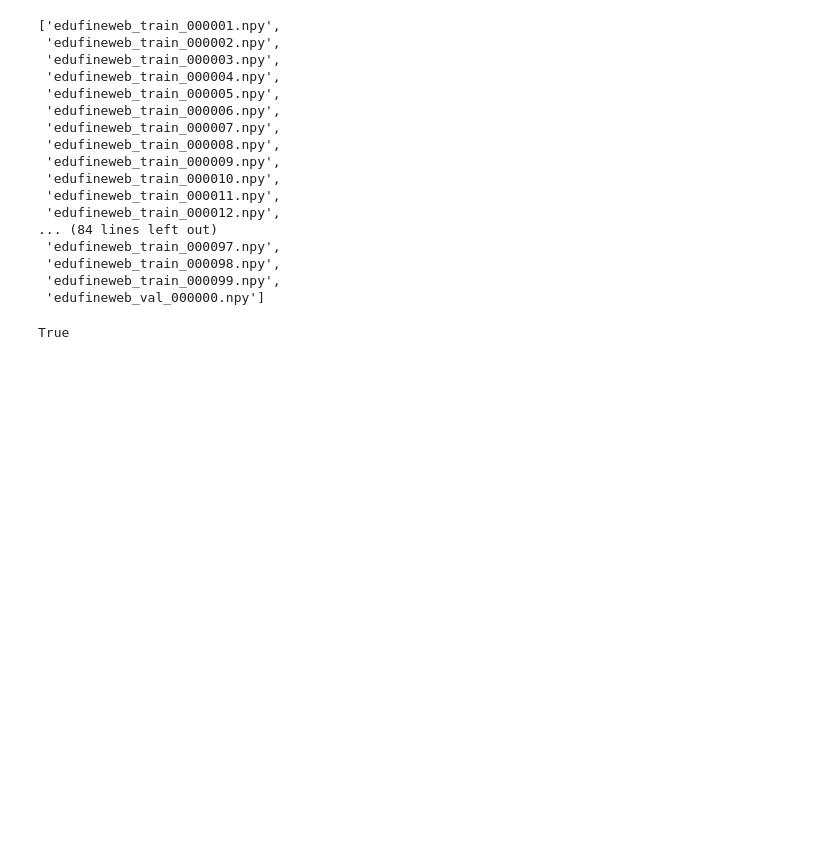
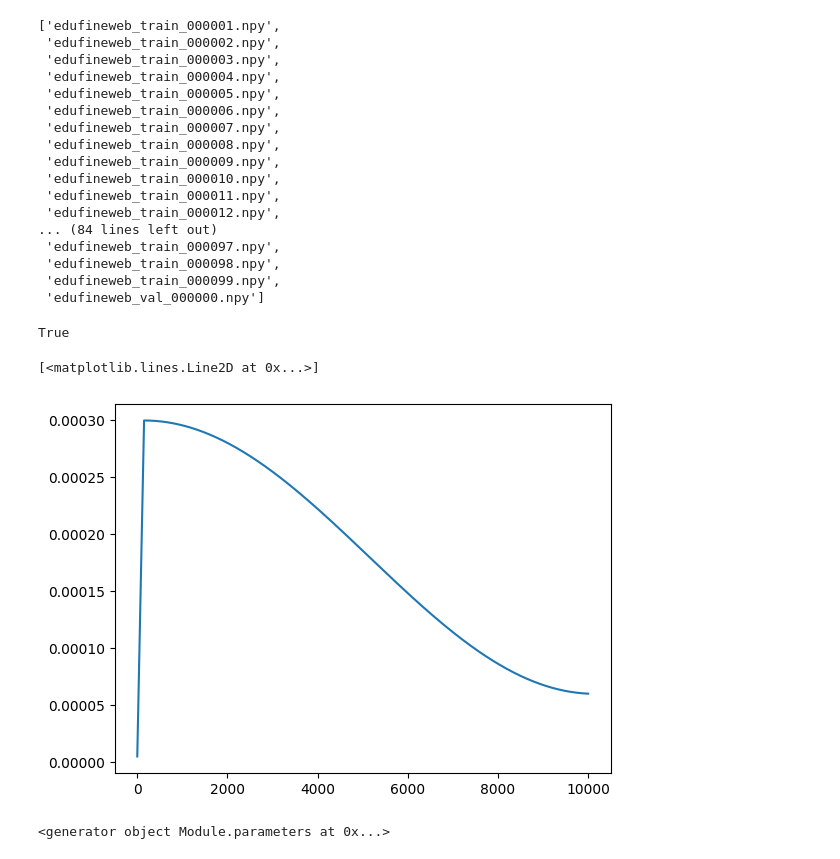
Before and after one commit to DiogoFerreira7/GPT3, a Jupyter notebook: GPT3/gpt.ipynb, the cells around one changed output. Drawn from its saved outputs; the diff is of its cells as text; code cells hidden in the pictures; blank space fills up the shorter version.

```diff
--- a/GPT3/gpt.ipynb
+++ b/GPT3/gpt.ipynb
@@ -232,3 +232,42 @@ shards
 "train" in 'edufineweb_train_000099.npy'
 # %% [output]
 True
+# %%
+import torch
+import matplotlib.pyplot as plt
+
+# Aiming for 0.5M which is around 2^19 tokens per batch (we are using gradient accumulation of course),
+# we want 10^9 - 10B total tokens processed which is what we have. 10^9 / 2^19 = 19,073 batches roughly that we need to process all of it
+max_learning_rate = 6e-4
+min_learning_rate = max_learning_rate * 0.1
+max_steps = 10000
+# Gpt3 paper warms up over 375 million tokens, we have 0.5M per batch so we do this over 715 steps, 375e6 / 2^19 = 715 warm up steps
+# 715 matches exactly but this is quite mild and we can probably start far earlier since we are limited on compute
+warmup_steps = 150 #715
+
+# TODO learn adam and understand what the hyper parameters mean
+# AdamW works well but we can try plenty of other ones
+# Keeps momentum buffers (similar to RMSProp) this speeds up optimisation
+# GPT3 used Adam with beta_1 = 0.9, beta_2 = 0.95 and e = 1e-8
+# Fused by default is set to False to provide adequate bake in time as it is relatively new
+# Instead of interating in a for loop and updating parameters which would launch lots of kernels, they aer all fused into a single kernel that updates them all
+optimiser = torch.optim.AdamW(torch.nn.Linear(4, 5).parameters(), lr=3e-4, betas=(0.9, 0.95), eps=1e-8, weight_decay=0.1)
+
+# TODO check it because the warmup does not seem right - do it in the notebook with the for loop
+warmup_scheduler = torch.optim.lr_scheduler.LinearLR(optimiser, start_factor=0.01, total_iters=warmup_steps)
+cosine_scheduler = torch.optim.lr_scheduler.CosineAnnealingLR(optimiser, max_steps, min_learning_rate)
+learning_rate_scheduler = torch.optim.lr_scheduler.SequentialLR(optimiser, schedulers=[warmup_scheduler, cosine_scheduler], milestones=[warmup_steps])
+
+learning_rates = []
+for _ in range(10000):
+    learning_rate_scheduler.step()
+    learning_rates.append(learning_rate_scheduler.get_last_lr())
+
+plt.plot(range(10000), learning_rates)
+# %% [output]
+[<matplotlib.lines.Line2D at 0x...>]
+[figure, added]
+# %%
+torch.nn.Linear(4, 5).parameters()
+# %% [output]
+<generator object Module.parameters at 0x...>
```
Also changed, not shown: 3 other files.
